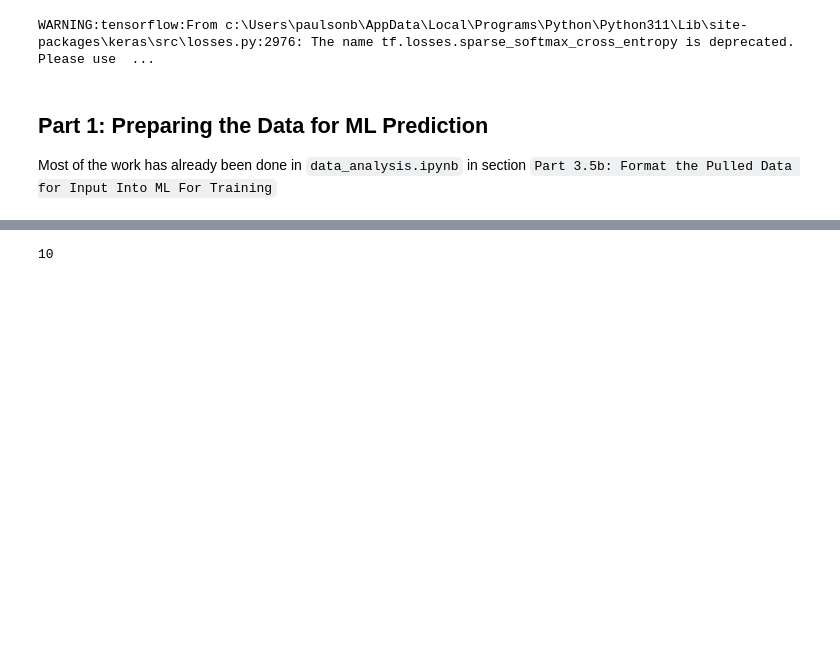
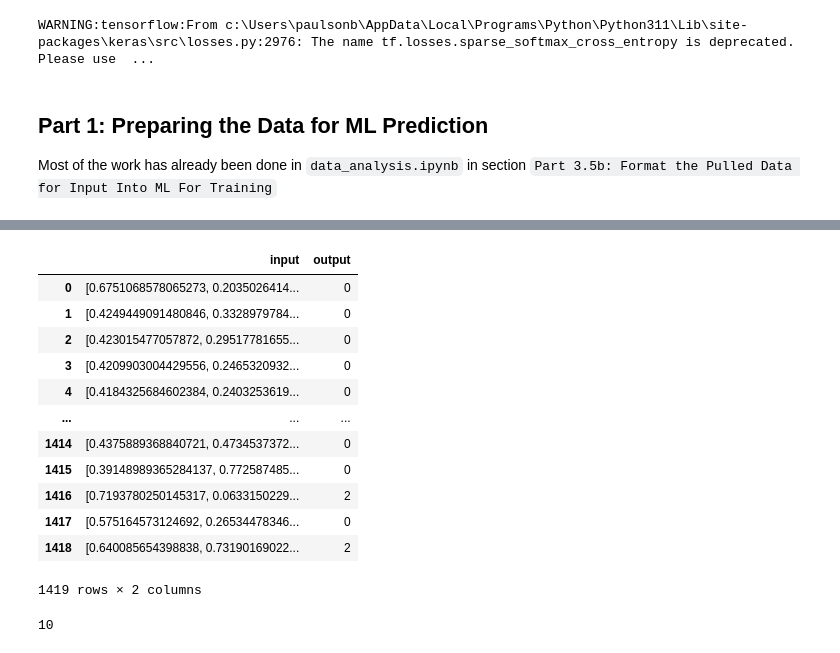
Before and after one commit to Benja-Pauls/Predicting-Commodity-Food-Pricing, a Jupyter notebook: warning_model.ipynb, the cells around one changed output, grey strips where cells are left out. Saved outputs shown, nothing was run; the diff lists cells and outputs as text; code cells hidden in the pictures; blank space fills up the shorter version.

```diff
--- a/warning_model.ipynb
+++ b/warning_model.ipynb
@@ -32 +49,40 @@ Most of the work has already been done in `data_analysis.ipynb` in section `Part
+# %%
+# Create augmented warning data
+import random
+
+def generate_dataset(num_entries, input_size):
+    dataset = []
+    for _ in range(num_entries):
+        input_list = [random.random() for _ in range(input_size)]
+        output = random.randint(0, 2)
+        dataset.append((input_list, output))
+    return dataset
+
+# Example usage:
+dataset = generate_dataset(1000, len(ast.literal_eval(warning_data['input'][0])))  # Generate 100 entries with 10 inputs each
+
+# Given this new dataset, add it to warning_data (use concat)
+new_input = [list(x[0]) for x in dataset]
+new_output = [x[1] for x in dataset]
+new_data = pd.DataFrame({'input': new_input, 'output': new_output})
+warning_data = pd.concat([warning_data, new_data], ignore_index=True)
+
+# Ensure all inputs are of type 'str'
+warning_data['input'] = warning_data['input'].apply(lambda x: str(x))
+
+warning_data
+# %% [output]
+|  | input | output |
+| 0 | [0.6751068578065273, 0.2035026414... | 0 |
+| 1 | [0.4249449091480846, 0.3328979784... | 0 |
+| 2 | [0.423015477057872, 0.29517781655... | 0 |
+| 3 | [0.4209903004429556, 0.2465320932... | 0 |
+| 4 | [0.4184325684602384, 0.2403253619... | 0 |
+| ... | ... | ... |
+| 1414 | [0.4375889368840721, 0.4734537372... | 0 |
+| 1415 | [0.39148989365284137, 0.772587485... | 0 |
+| 1416 | [0.7193780250145317, 0.0633150229... | 2 |
+| 1417 | [0.575164573124692, 0.26534478346... | 0 |
+| 1418 | [0.640085654398838, 0.73190169022... | 2 |
+1419 rows × 2 columns
 # %%
```
Also changed, not shown: parts of 14 cells of this notebook, 1 other file.
